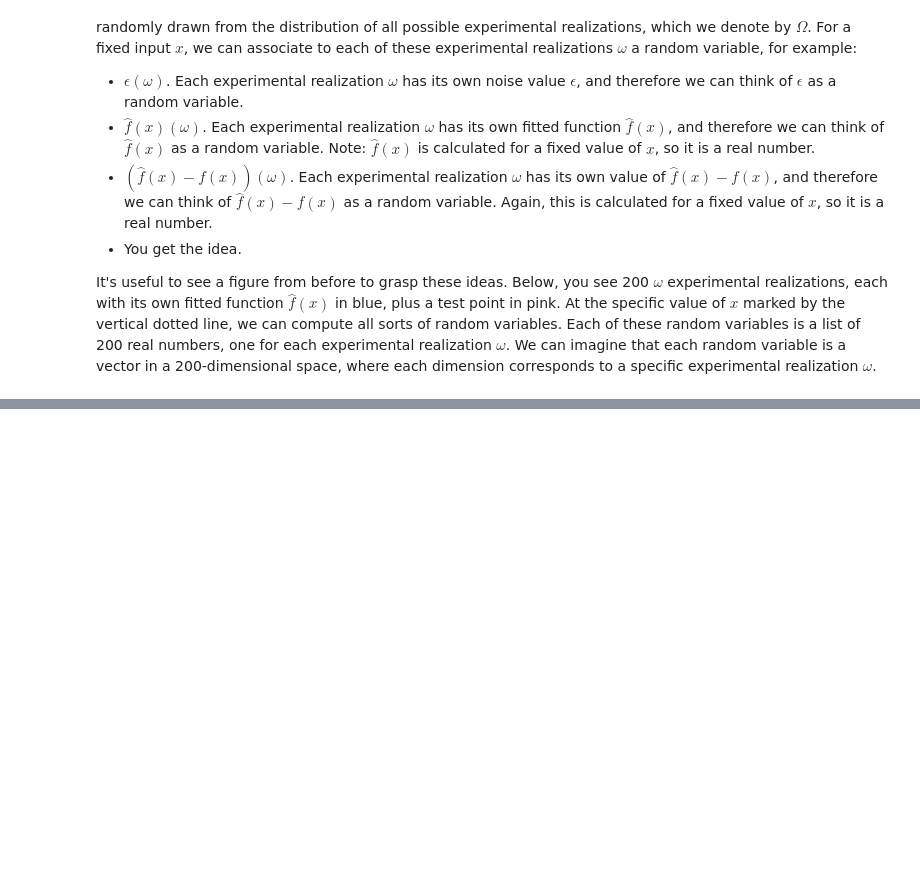
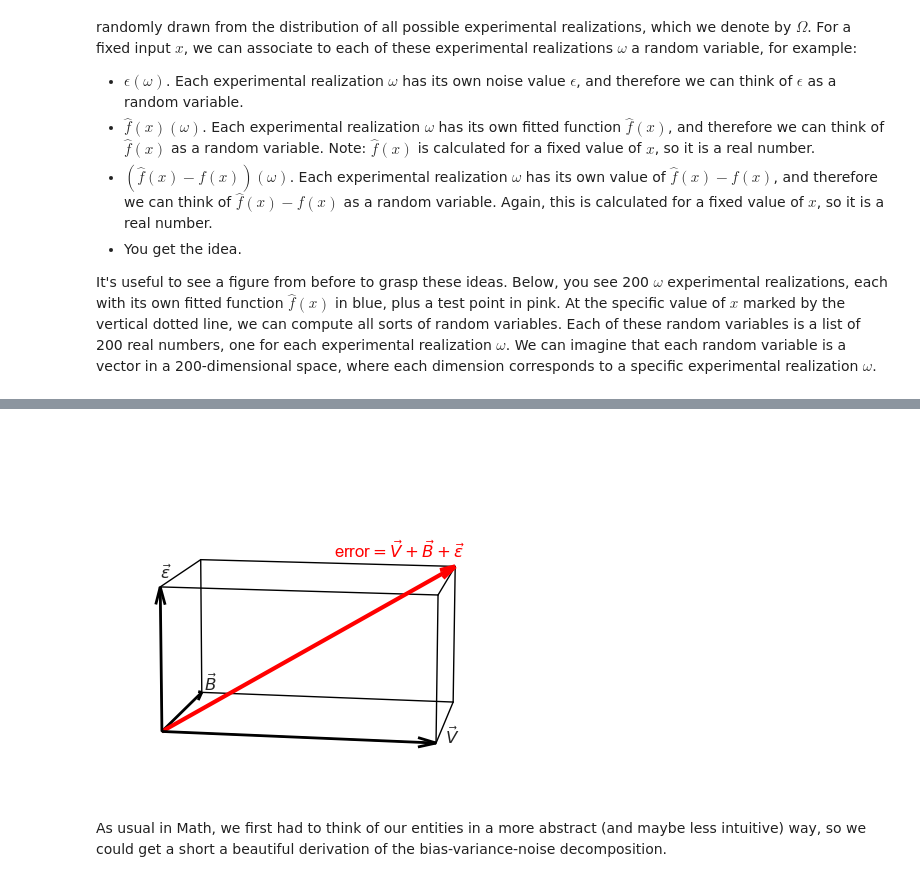
Before and after one commit to yairmau/statistics, a Jupyter notebook: generalization/bias-variance-tradeoff.ipynb, the cells around one changed output, grey strips where cells are left out. Drawn from its saved outputs; the diff is of its cells as text; code cells hidden in the pictures; blank space fills up the shorter version.

Commit message:
bias variance nerding out v1.0

```diff
--- a/generalization/bias-variance-tradeoff.ipynb
+++ b/generalization/bias-variance-tradeoff.ipynb
@@ -653,0 +703,73 @@ but in the last section we drew 5000. The bias and variance are defined as follo
+# %%
+#| code-summary: "error vector in 3d"
+
+# create figure and 3d axis
+fig = plt.figure(figsize=(6, 4), tight_layout=True)
+ax = fig.add_subplot(111, projection='3d')
+
+x0 = 1.5; y0 = 1; z0 = 0.8
+# define vectors
+x1 = np.array([x0, 0, 0])
+x2 = np.array([0, y0, 0])
+x3 = np.array([0, 0, z0])
+
+# plot coordinate axes
+ax.quiver(0, 0, 0, *x1, color='black', linewidth=2, arrow_length_ratio=0.1/x0)
+ax.quiver(0, 0, 0, *x2, color='black', linewidth=2, arrow_length_ratio=0.1)
+ax.quiver(0, 0, 0, *x3, color='black', linewidth=2, arrow_length_ratio=0.1/z0)
+
+# label axes
+ax.text(x0 + 0.05, 0, 0, r'$\vec{V}$', fontsize=12)
+ax.text(0, y0 + 0.05, 0, r'$\vec{B}$', fontsize=12)
+ax.text(0, 0, z0 + 0.05, r'$\vec{\epsilon}$', fontsize=12)
+
+# define cube corners
+
+corners = np.array([
+    [0, 0, 0],
+    [x0, 0, 0],
+    [x0, y0, 0],
+    [0, y0, 0],
+    [0, 0, z0],
+    [x0, 0, z0],
+    [x0, y0, z0],
+    [0, y0, z0],
+])
+
+# cube edges
+edges = [
+    (0, 1), (1, 2), (2, 3), (3, 0),
+    (4, 5), (5, 6), (6, 7), (7, 4),
+    (0, 4), (1, 5), (2, 6), (3, 7),
+]
+
+# draw cube
+for i, j in edges:
+    ax.plot(*zip(corners[i], corners[j]), color='black', linewidth=1)
+
+# diagonal vector
+diag = x1 + x2 + x3
+diag_length = np.linalg.norm(diag)
+ax.quiver(0, 0, 0, *diag, color='red', linewidth=3, arrow_length_ratio=0.1/diag_length)
+
+# label diagonal
+ax.text(*(diag + 0.05), r'error$=\vec{V} + \vec{B} + \vec{\epsilon}$', color='red', fontsize=12, ha="right")
+
+# limits and aspect
+ax.set_xlim(0, 1.2)
+ax.set_ylim(0, 1.2)
+ax.set_zlim(0, 1.2)
+ax.set_box_aspect([1, 1, 1])
+
+# hide axes completely
+ax.set_axis_off()
+
+# lower viewing angle
+ax.view_init(elev=10, azim=-80)
+
+plt.tight_layout()
+plt.show()
+# %% [output]
+[figure, added]
+# %% [markdown]
+As usual in Math, we first had to think of our entities in a more abstract (and maybe less intuitive) way, so we could get a short a beautiful derivation of the bias-variance-noise decomposition.
```
Also changed, not shown: parts of 5 cells of this notebook, 25 other files.
